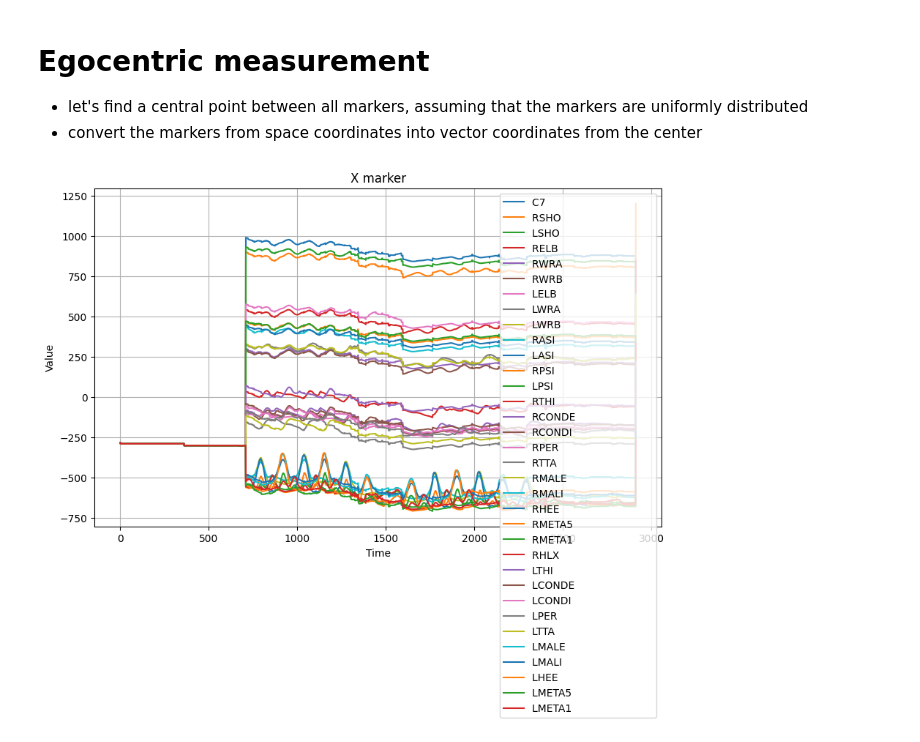
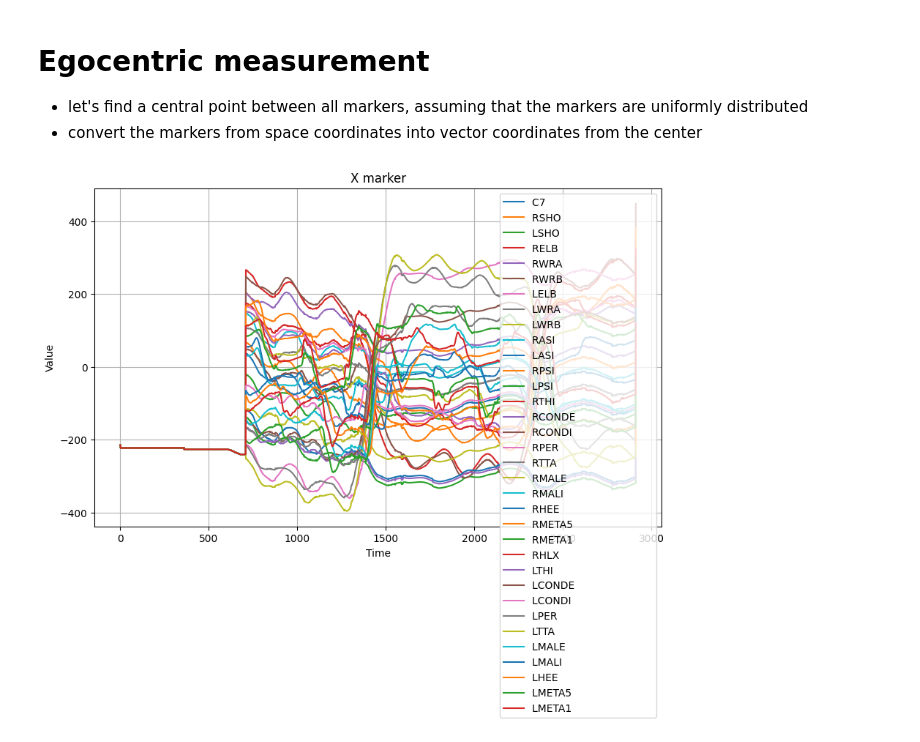
Before and after one commit to anqizhou13/FastTracker, a Jupyter notebook: process.ipynb, the cells around one changed output. Cells and saved outputs as stored; diff of their text form; code cells hidden in the pictures.

```diff
--- a/process.ipynb
+++ b/process.ipynb
@@ -74,14 +74,14 @@ data.update(ego)
 # %%
 plt.figure(figsize=(10, 6))
 for i in range(34): # there are a total of 34 known markers
 #for i in range(len(data['time_series_raw'])): # total length includes markers that were dropped
     plt.plot(np.linspace(0, len(data['time_series_raw'][0][0]), num=len(data['time_series_raw'][0][0])),
-        data['time_series_centered'][i][2], label=data['marker_labels'][i])
+        data['time_series_centered'][i][0], label=data['marker_labels'][i])
 plt.title('X marker')
 plt.xlabel('Time')
 plt.ylabel('Value')
 plt.grid(True)
 plt.legend()
 plt.show()
 # %% [output]
-[figure, old version]
+[figure, new version]
```
Also changed, not shown: parts of 3 cells of this notebook.
